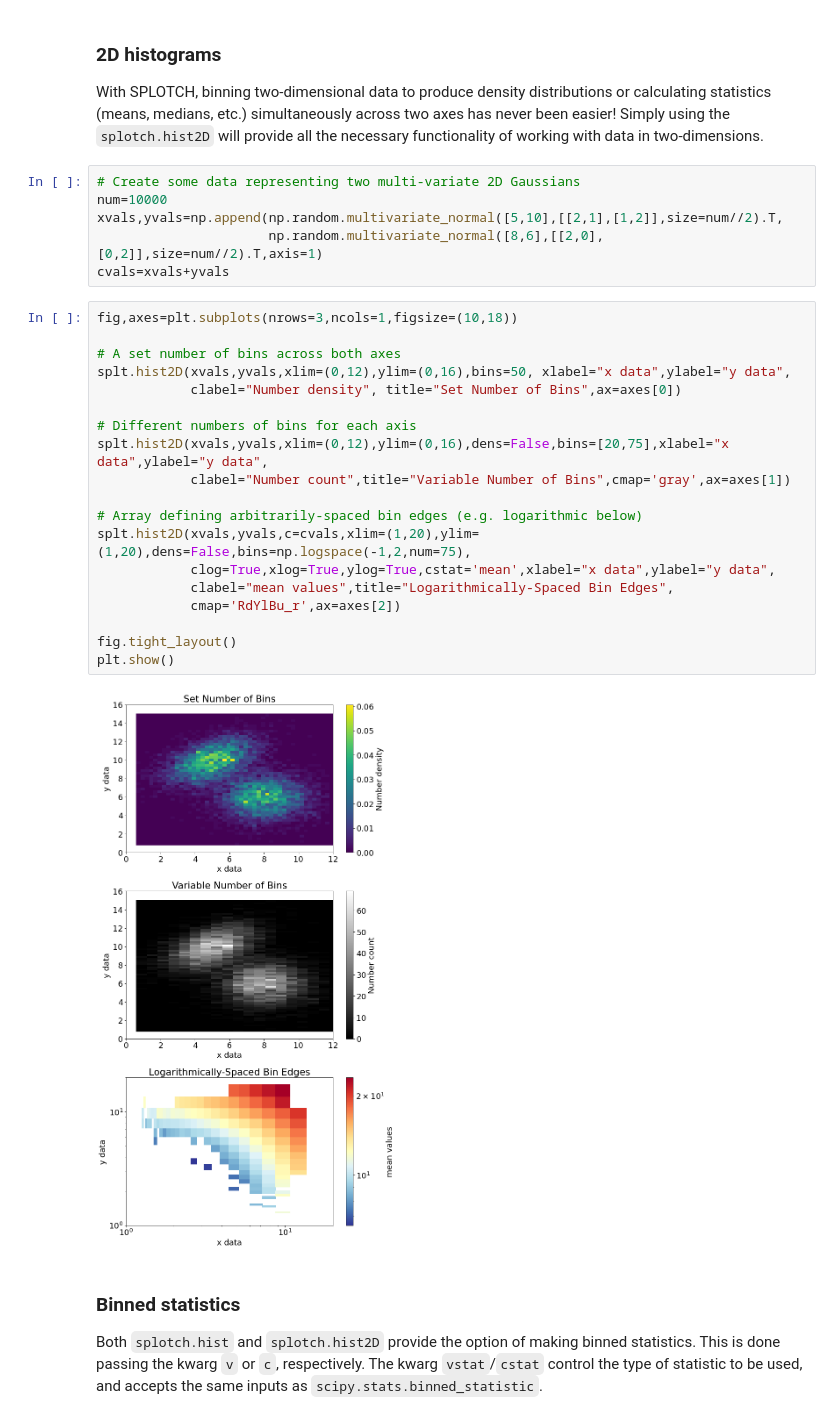
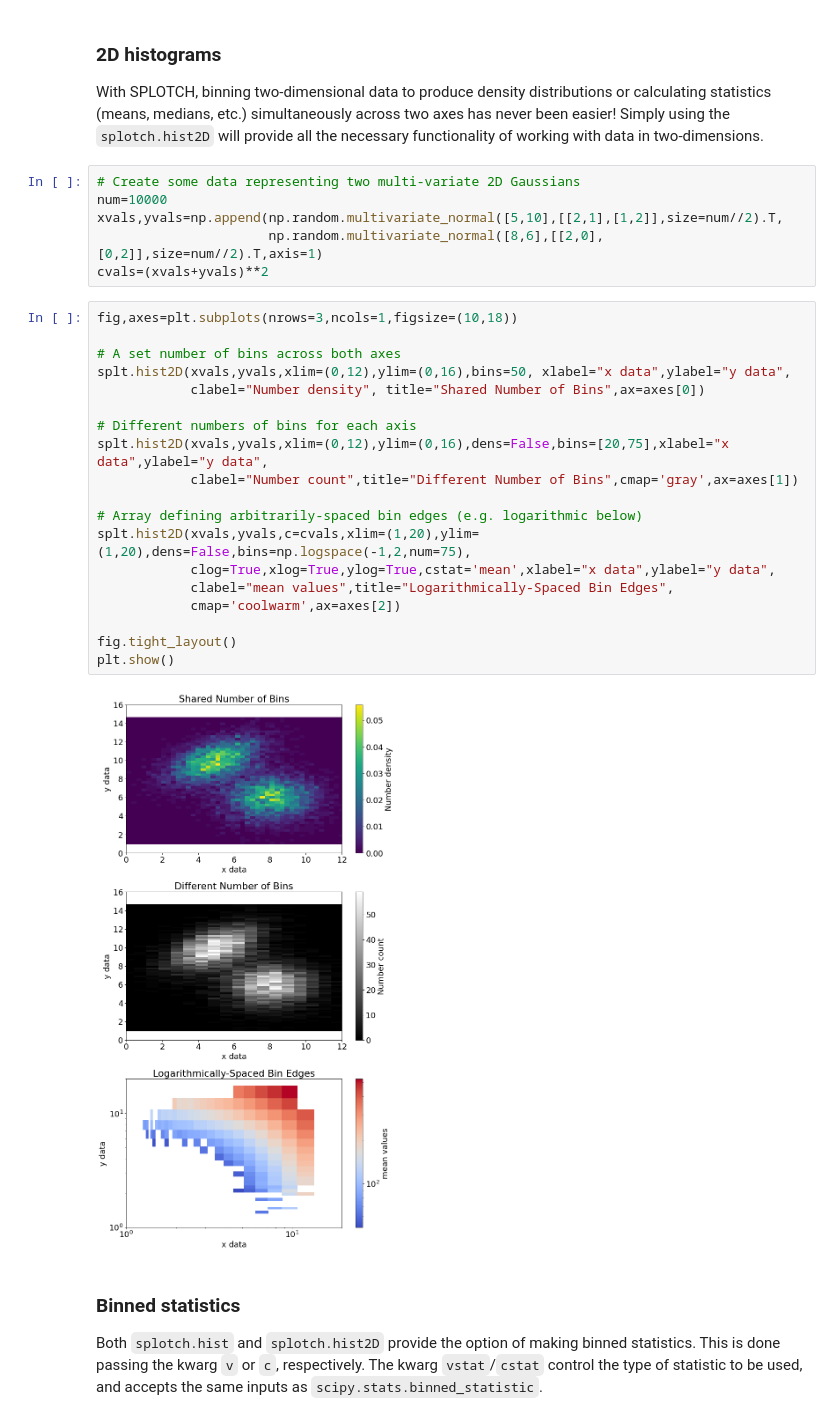
Before and after one commit to MBravoS/splotch, a Jupyter notebook: docs/Examples.ipynb, the cells around one changed output. Cells and saved outputs as stored; diff of their text form.

```diff
--- a/docs/Examples.ipynb
+++ b/docs/Examples.ipynb
@@ -135,28 +135,28 @@ With SPLOTCH, binning two-dimensional data to produce density distributions or c
 num=10000
 xvals,yvals=np.append(np.random.multivariate_normal([5,10],[[2,1],[1,2]],size=num//2).T,
                       np.random.multivariate_normal([8,6],[[2,0],[0,2]],size=num//2).T,axis=1)
-cvals=xvals+yvals
+cvals=(xvals+yvals)**2
 # %%
 fig,axes=plt.subplots(nrows=3,ncols=1,figsize=(10,18))
 
 # A set number of bins across both axes
 splt.hist2D(xvals,yvals,xlim=(0,12),ylim=(0,16),bins=50, xlabel="x data",ylabel="y data",
-            clabel="Number density", title="Set Number of Bins",ax=axes[0])
+            clabel="Number density", title="Shared Number of Bins",ax=axes[0])
 
 # Different numbers of bins for each axis
 splt.hist2D(xvals,yvals,xlim=(0,12),ylim=(0,16),dens=False,bins=[20,75],xlabel="x data",ylabel="y data",
-            clabel="Number count",title="Variable Number of Bins",cmap='gray',ax=axes[1])
+            clabel="Number count",title="Different Number of Bins",cmap='gray',ax=axes[1])
 
 # Array defining arbitrarily-spaced bin edges (e.g. logarithmic below)
 splt.hist2D(xvals,yvals,c=cvals,xlim=(1,20),ylim=(1,20),dens=False,bins=np.logspace(-1,2,num=75),
             clog=True,xlog=True,ylog=True,cstat='mean',xlabel="x data",ylabel="y data",
             clabel="mean values",title="Logarithmically-Spaced Bin Edges",
-            cmap='RdYlBu_r',ax=axes[2])
+            cmap='coolwarm',ax=axes[2])
 
 fig.tight_layout()
 plt.show()
 # %% [output]
-[figure, old version]
+[figure, new version]
 # %% [markdown]
 ### Binned statistics
 Both `splotch.hist` and `splotch.hist2D` provide the option of making binned statistics. This is done passing the kwarg `v` or `c`, respectively. The kwarg `vstat`/`cstat` control the type of statistic to be used, and accepts the same inputs as `scipy.stats.binned_statistic`.
```
Also changed, not shown: parts of 14 cells of this notebook, 1 other file.
